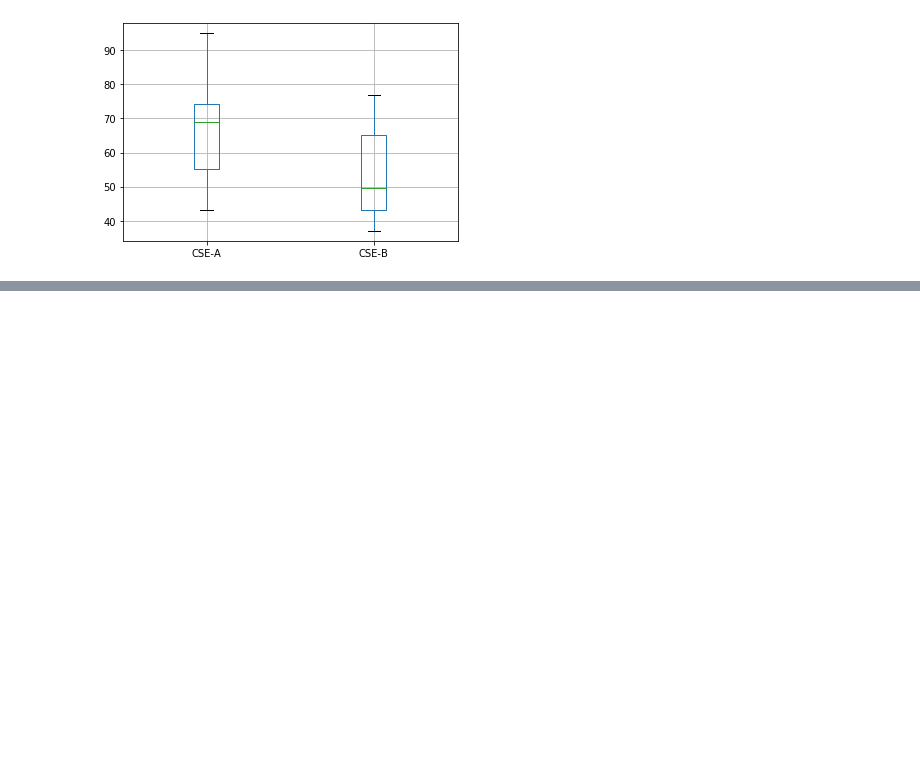
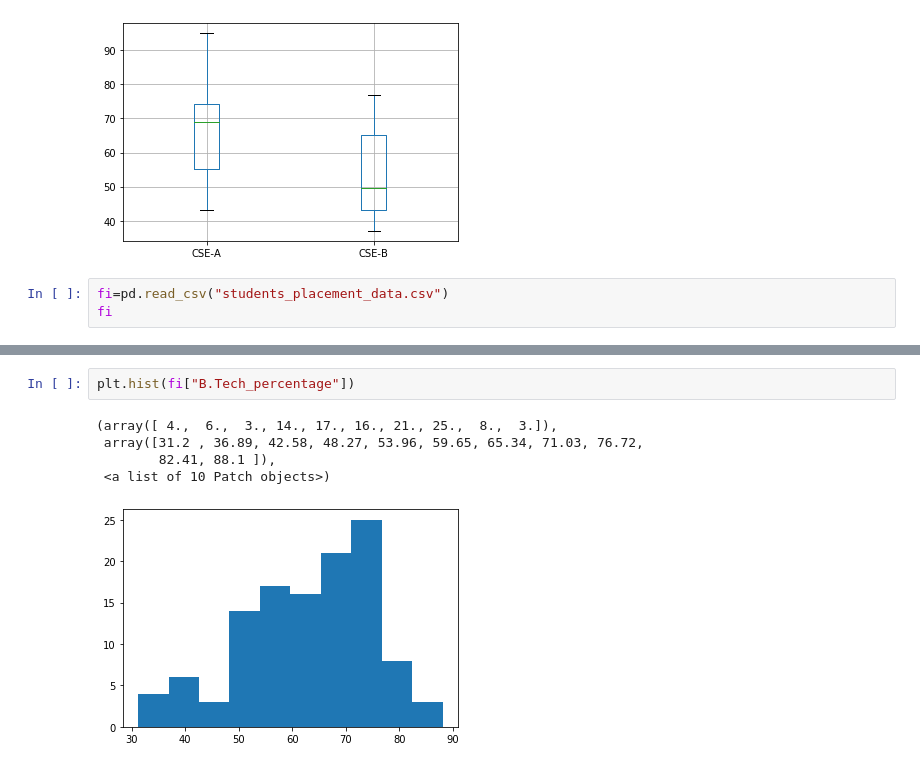
Before and after one commit to 19PA1A0504/VITBML-EDA-1, a Jupyter notebook: Welcome_To_Colaboratory.ipynb, the cells around one changed output, grey strips where cells are left out. Drawn from its saved outputs; the diff is of its cells as text; blank space fills up the shorter version.

```diff
--- a/Welcome_To_Colaboratory.ipynb
+++ b/Welcome_To_Colaboratory.ipynb
@@ -74,3 +74,6 @@ a
 a=a.boxplot(column=["CSE-A","CSE-B"])
 # %% [output]
 [figure]
+# %%
+fi=pd.read_csv("students_placement_data.csv")
+fi
@@ -76,0 +94,8 @@ a=a.boxplot(column=["CSE-A","CSE-B"])
+# %%
+plt.hist(fi["B.Tech_percentage"])
+# %% [output]
+(array([ 4.,  6.,  3., 14., 17., 16., 21., 25.,  8.,  3.]),
+ array([31.2 , 36.89, 42.58, 48.27, 53.96, 59.65, 65.34, 71.03, 76.72,
+        82.41, 88.1 ]),
+ <a list of 10 Patch objects>)
+[figure, added]
```
Also changed, not shown: parts of 2 cells of this notebook.
